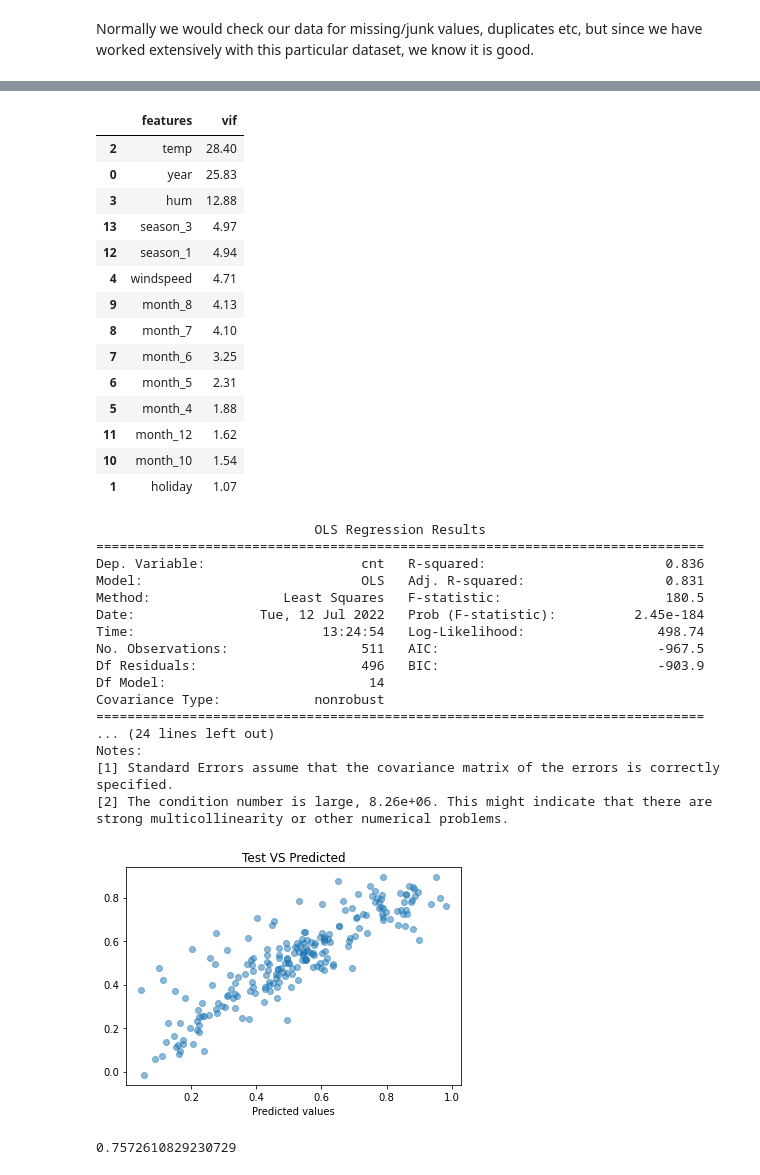
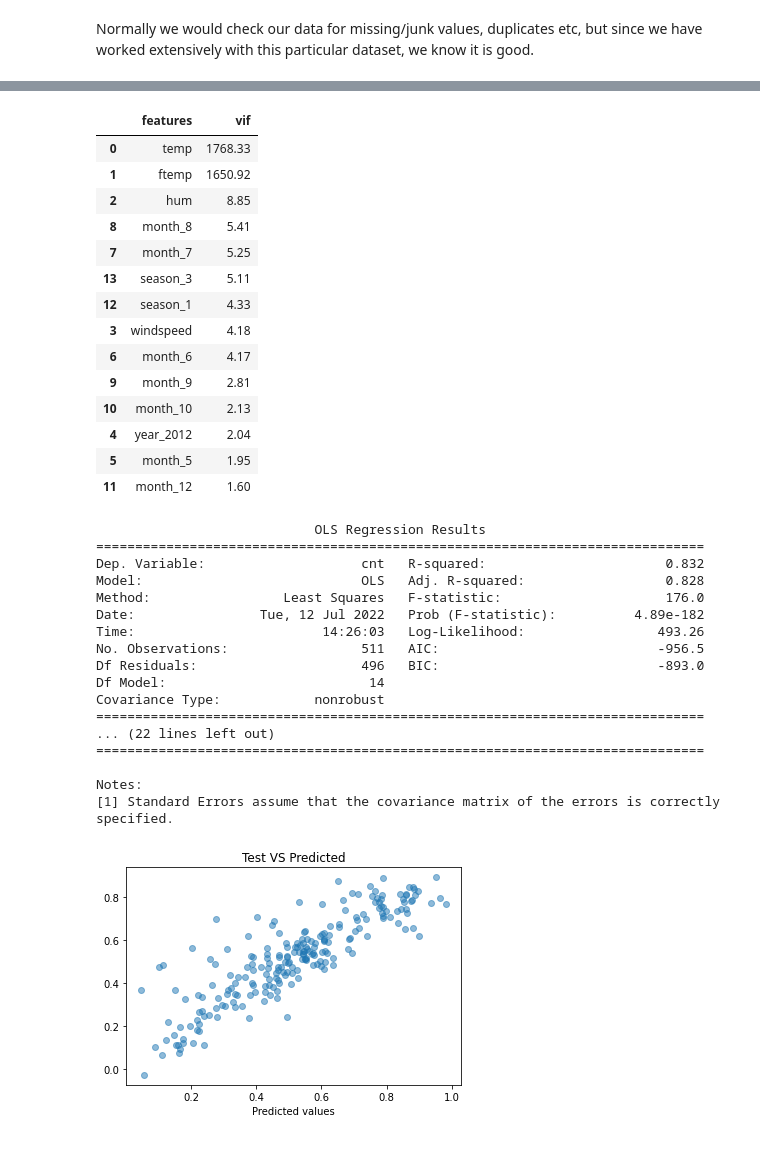
Before and after one commit to gkosmaras/Project_3, a Jupyter notebook: regression.ipynb, the cells around one changed output, grey strips where cells are left out. Cells and saved outputs as stored; diff of their text form; code cells hidden in the pictures.

```diff
--- a/regression.ipynb
+++ b/regression.ipynb
@@ -23,6 +23,7 @@ temp_df["weather"].replace({"good":0,"cloudy":1,"overcast":2,"rain":3,
                                 "snow":4}, inplace=True)
 a=["instant", "date", "casual", "registered", "day"]
 temp_df.drop(a, axis=1, inplace=True)
+scores=[]
 # %% [markdown]
 Normally we would check our data for missing/junk values, duplicates etc, but since we have worked extensively with this particular dataset, we know it is good.
 # %%
@@ -30,6 +31,7 @@ temp_df["season"]=temp_df["season"].astype("category")
 temp_df["weather"]=temp_df["weather"].astype("category")
 temp_df["month"]=temp_df["month"].astype("category")
 temp_df["weekday"]=temp_df["weekday"].astype("category")
+temp_df["year"]=temp_df["year"].astype("category")
 # %%
 temp_df=pd.get_dummies(temp_df, drop_first=True)
 np.random.seed(0)
@@ -109,5 +111,5 @@ plt.title("Test VS Predicted")
 plt.xlabel("Test values")
 plt.xlabel("Predicted values")
 plt.show()
-r2_score(ytest, ypred)
+scores.append(r2_score(ytest, ypred))
 # %% [output]
@@ -126,57 +127,56 @@ lr2=sm.OLS(ytrain, xtrain_lr2).fit()
 vif
 # %% [output]
 |  | features | vif |
-| 2 | temp | 28.40 |
-| 0 | year | 25.83 |
-| 3 | hum | 12.88 |
-| 13 | season_3 | 4.97 |
-| 12 | season_1 | 4.94 |
-| 4 | windspeed | 4.71 |
-| 9 | month_8 | 4.13 |
-| 8 | month_7 | 4.10 |
-| 7 | month_6 | 3.25 |
-| 6 | month_5 | 2.31 |
-| 5 | month_4 | 1.88 |
-| 11 | month_12 | 1.62 |
-| 10 | month_10 | 1.54 |
-| 1 | holiday | 1.07 |
+| 0 | temp | 1768.33 |
+| 1 | ftemp | 1650.92 |
+| 2 | hum | 8.85 |
+| 8 | month_8 | 5.41 |
+| 7 | month_7 | 5.25 |
+| 13 | season_3 | 5.11 |
+| 12 | season_1 | 4.33 |
+| 3 | windspeed | 4.18 |
+| 6 | month_6 | 4.17 |
+| 9 | month_9 | 2.81 |
+| 10 | month_10 | 2.13 |
+| 4 | year_2012 | 2.04 |
+| 5 | month_5 | 1.95 |
+| 11 | month_12 | 1.60 |
 # %%
 print(lr2.summary())
 # %% [output]
                             OLS Regression Results
 ==============================================================================
-Dep. Variable:                    cnt   R-squared:                       0.836
-Model:                            OLS   Adj. R-squared:                  0.831
-Method:                 Least Squares   F-statistic:                     180.5
-Date:                Tue, 12 Jul 2022   Prob (F-statistic):          2.45e-184
-Time:                        13:24:54   Log-Likelihood:                 498.74
-No. Observations:                 511   AIC:                            -967.5
-Df Residuals:                     496   BIC:                            -903.9
+Dep. Variable:                    cnt   R-squared:                       0.832
+Model:                            OLS   Adj. R-squared:                  0.828
+Method:                 Least Squares   F-statistic:                     176.0
+Date:                Tue, 12 Jul 2022   Prob (F-statistic):          4.89e-182
+Time:                        14:26:03   Log-Likelihood:                 493.26
+No. Observations:                 511   AIC:                            -956.5
+Df Residuals:                     496   BIC:                            -893.0
 Df Model:                          14
 Covariance Type:            nonrobust
 ==============================================================================
-... (24 lines left out)
+... (22 lines left out)
+==============================================================================
+
 Notes:
 [1] Standard Errors assume that the covariance matrix of the errors is correctly specified.
-[2] The condition number is large, 8.26e+06. This might indicate that there are
-strong multicollinearity or other numerical problems.
 # %%
 a=["temp", "ftemp", "hum", "windspeed", "cnt"]
 temp=dftest.copy(deep=True)
 temp[a]=scaler.transform(temp[a])
 ytest=temp.pop("cnt")
 xtest=temp
 a=xtrain_new.columns
 xtest=xtest[a]
 xtest_lr2=sm.add_constant(xtest)
 ypred=lr2.predict(xtest_lr2)
 fig=plt.figure()
 a=plt.scatter(ytest, ypred, alpha=0.5)
 plt.title("Test VS Predicted")
 plt.xlabel("Test values")
 plt.xlabel("Predicted values")
 plt.show()
-r2_score(ytest, ypred)
+scores.append(r2_score(ytest, ypred))
 # %% [output]
-[figure, old version]
+[figure, new version]
-0.7572610829230729
```
Also changed, not shown: parts of 12 cells of this notebook.
